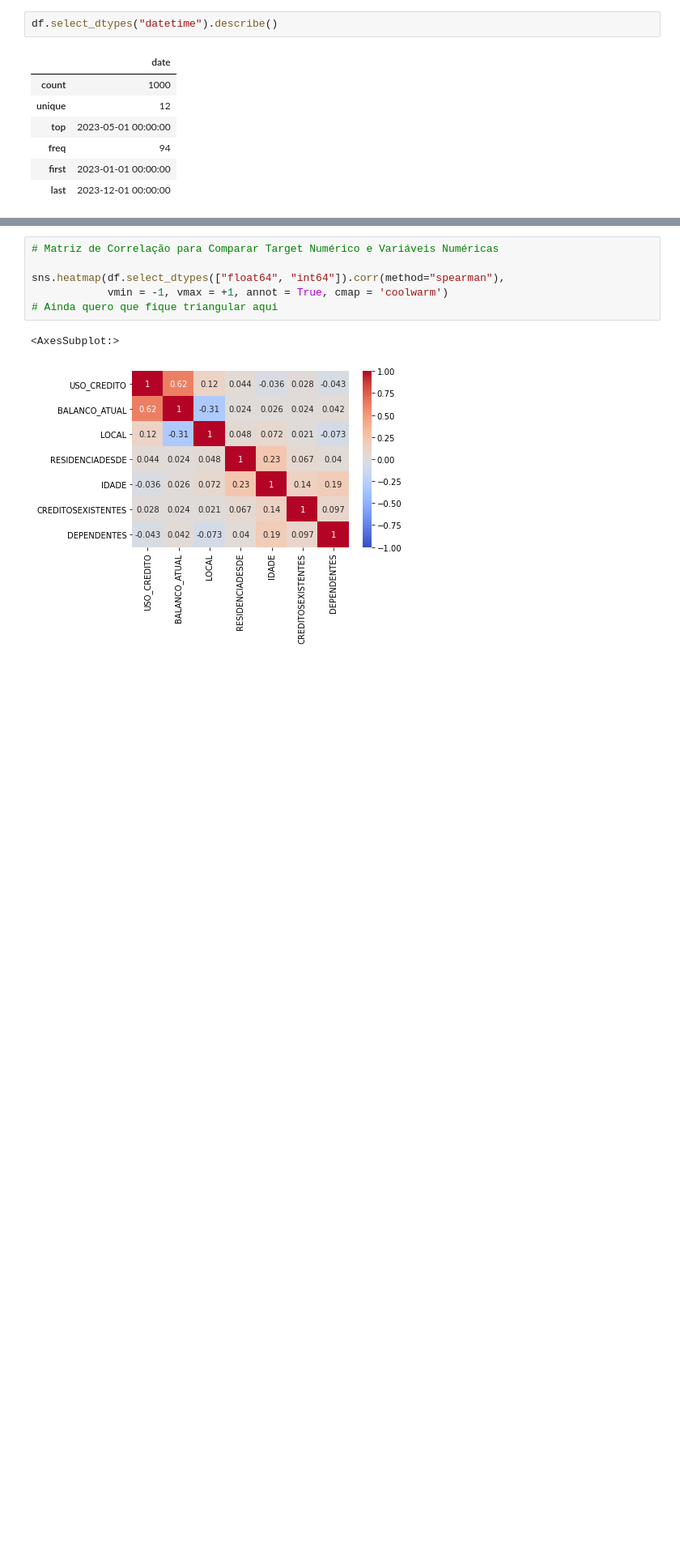
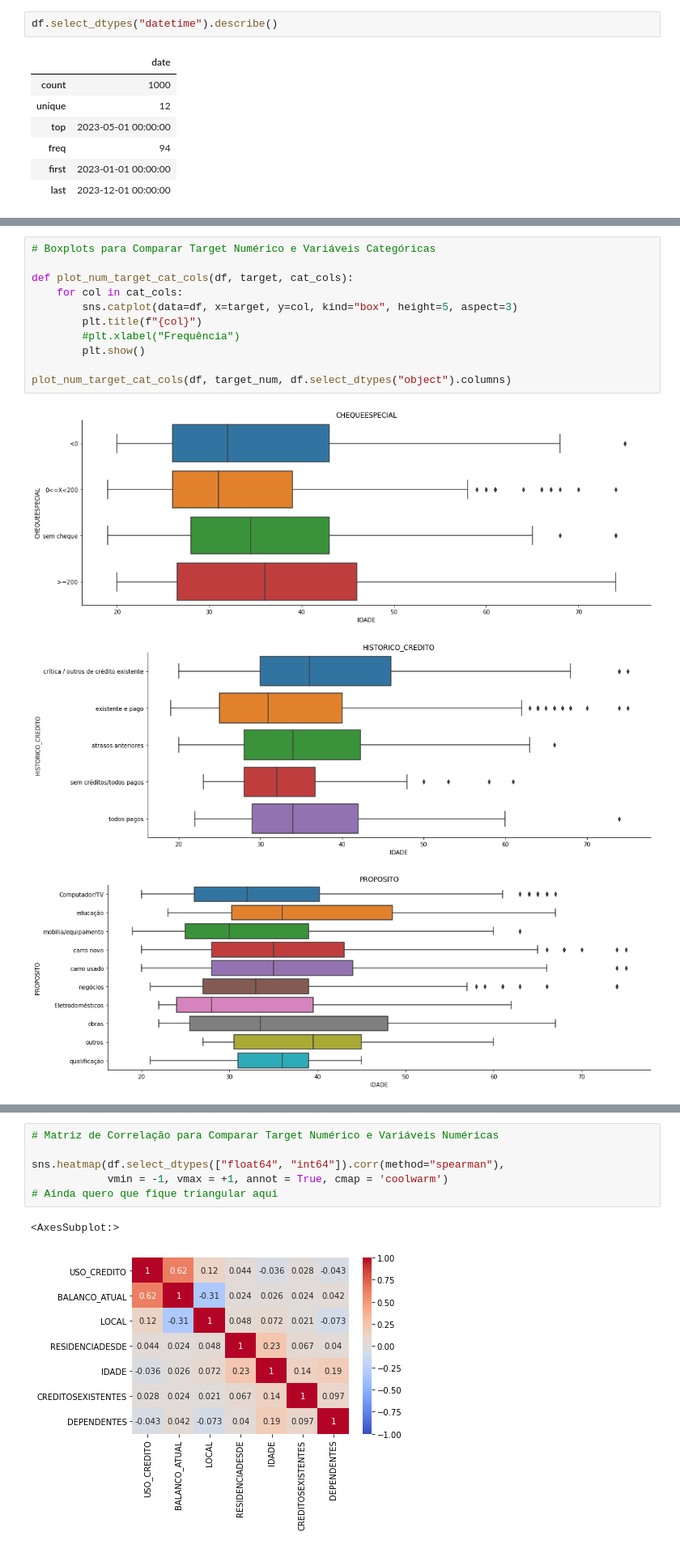
Before and after one commit to lauraalexandria/cursos-python, a Jupyter notebook: analises_iniciais.ipynb, the cells around one changed output, grey strips where cells are left out. Shown at 81% size. Cells and saved outputs as stored; diff of their text form; blank space fills up the shorter version.

```diff
--- a/analises_iniciais.ipynb
+++ b/analises_iniciais.ipynb
@@ -372,0 +368,15 @@ ValueError: Could not interpret input 'IDADE'
+# %%
+# Boxplots para Comparar Target Numérico e Variáveis Categóricas
+
+def plot_num_target_cat_cols(df, target, cat_cols):
+    for col in cat_cols:
+        sns.catplot(data=df, x=target, y=col, kind="box", height=5, aspect=3)
+        plt.title(f"{col}")
+        #plt.xlabel("Frequência")
+        plt.show()
+
+plot_num_target_cat_cols(df, target_num, df.select_dtypes("object").columns)
+# %% [output]
+[figure, added]
+[figure, added]
+[figure, added]
```
Also changed, not shown: parts of 15 cells of this notebook.
